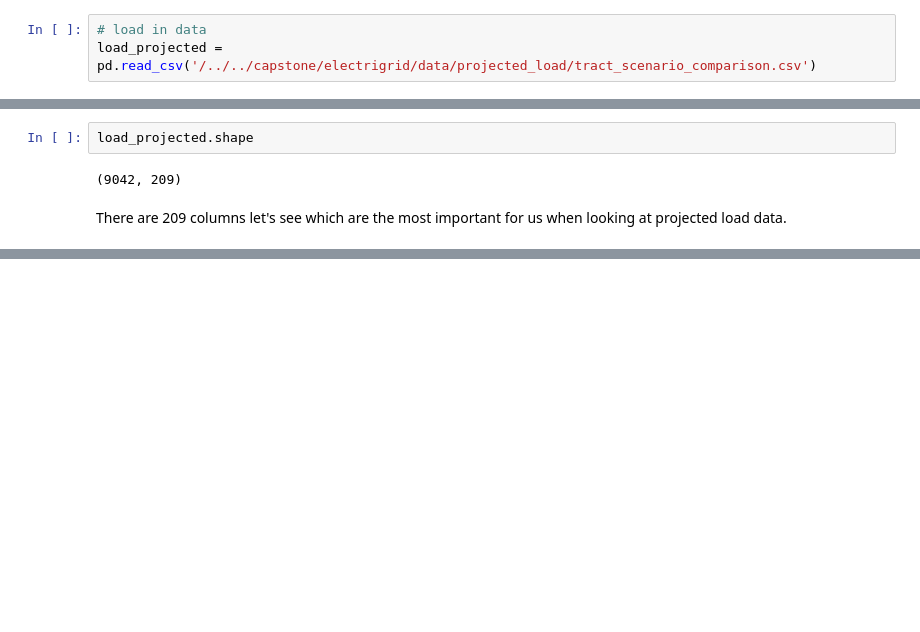
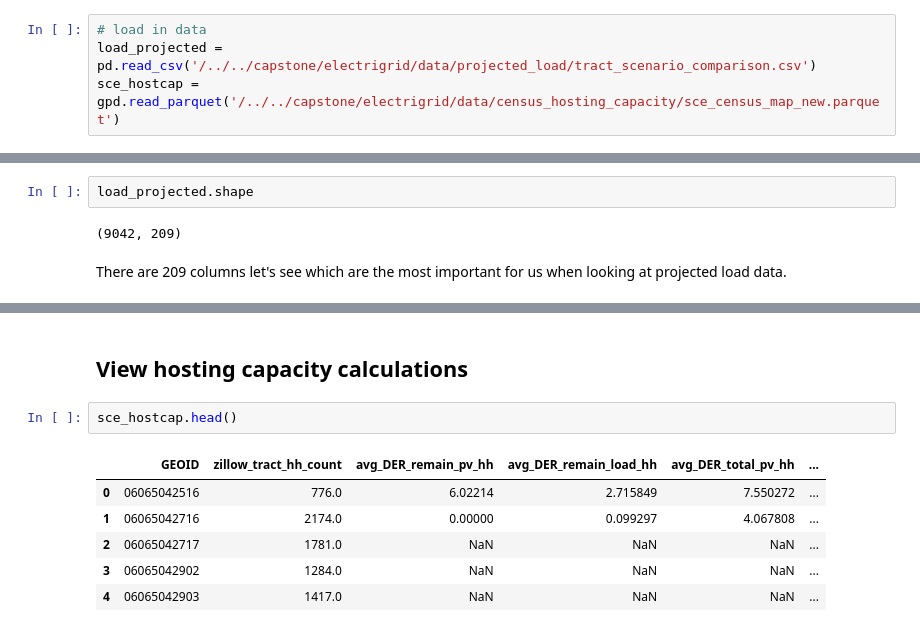
Before and after one commit to ElectriGrid/projected-load-analysis, a Jupyter notebook: headroom_vs_projected.ipynb, the cells around one changed output, grey strips where cells are left out. Saved outputs shown, nothing was run; the diff lists cells and outputs as text; blank space fills up the shorter version.

```diff
--- a/headroom_vs_projected.ipynb
+++ b/headroom_vs_projected.ipynb
@@ -10,3 +10,4 @@ import geopandas as gpd
 # %%
 # load in data
 load_projected = pd.read_csv('/../../capstone/electrigrid/data/projected_load/tract_scenario_comparison.csv')
+sce_hostcap = gpd.read_parquet('/../../capstone/electrigrid/data/census_hosting_capacity/sce_census_map_new.parquet')
@@ -37,0 +66,11 @@ load_projected
+# %% [markdown]
+## View hosting capacity calculations
+# %%
+sce_hostcap.head()
+# %% [output]
+|  | GEOID | zillow_tract_hh_count | avg_DER_remain_pv_hh | avg_DER_remain_load_hh | avg_DER_total_pv_hh | ... |
+| 0 | 06065042516 | 776.0 | 6.02214 | 2.715849 | 7.550272 | ... |
+| 1 | 06065042716 | 2174.0 | 0.00000 | 0.099297 | 4.067808 | ... |
+| 2 | 06065042717 | 1781.0 | NaN | NaN | NaN | ... |
+| 3 | 06065042902 | 1284.0 | NaN | NaN | NaN | ... |
+| 4 | 06065042903 | 1417.0 | NaN | NaN | NaN | ... |
```
Also changed, not shown: parts of 3 cells of this notebook.
